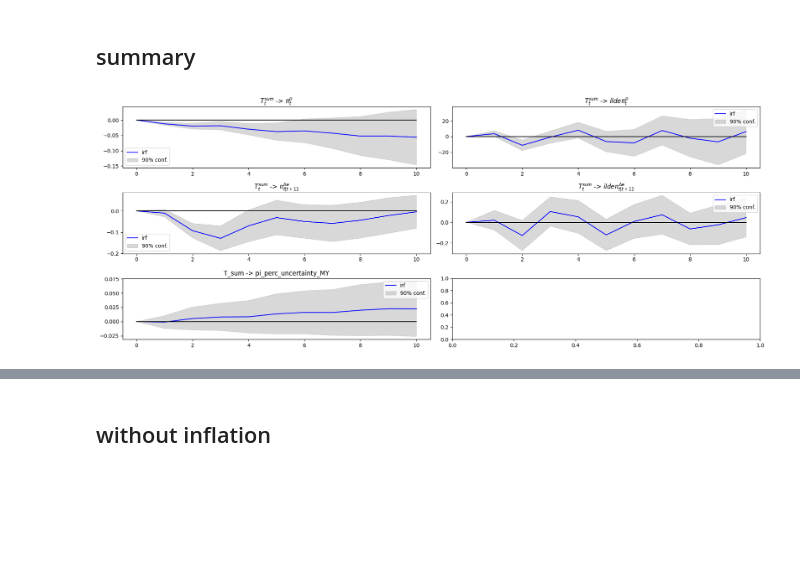
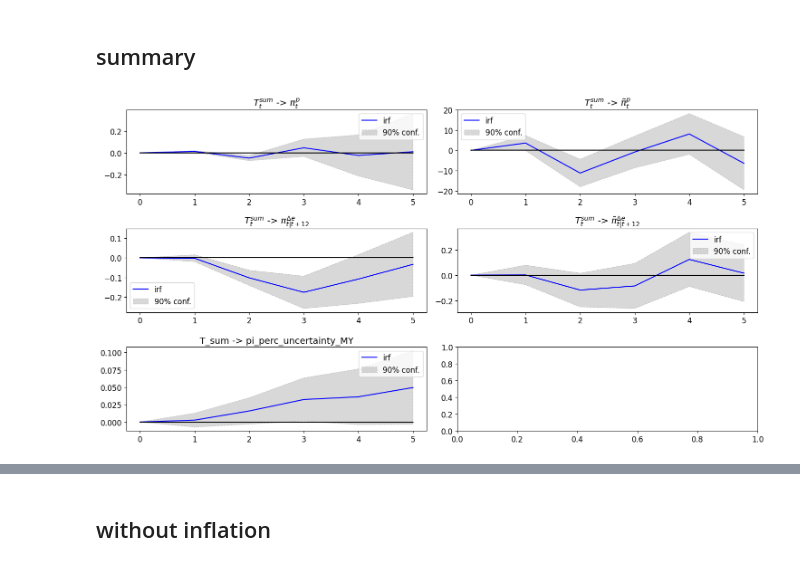
Before and after one commit to lukasgrahl/memoire2, a Jupyter notebook: notebooks/03-Analysis.ipynb, the cells around one changed output, grey strips where cells are left out. Saved outputs shown, nothing was run; the diff lists cells and outputs as text; code cells hidden in the pictures; blank space fills up the shorter version.

```diff
--- a/notebooks/03-Analysis.ipynb
+++ b/notebooks/03-Analysis.ipynb
@@ -789,7 +610,8 @@ print(jtest.rank)
 var_order = select_order(sub[cols_endog + cols_exog].diff().dropna(), maxlags=2)
 print(var_order.aic, var_order.bic)
 
-vecm1 = VECM(sub[cols_endog + cols_exog].dropna(), coint_rank=jtest.rank, k_ar_diff=var_order.aic).fit()
+vecm1 = VECM(sub[cols_endog + cols_exog].dropna(), coint_rank=jtest.rank, k_ar_diff=4).fit()
+# vecm1.summary()
 # %% [output]
 pi_perc_MY ADF p-val: 0.01874377846322591
 T_sum ADF p-val: 0.9780580831132807
@@ -838,7 +661,7 @@ print(jtest.rank)
 var_order = select_order(sub[cols_endog + cols_exog].diff().dropna(), maxlags=2)
 print(var_order.aic, var_order.bic)
 
-vecm3 = VECM(sub[cols_endog + cols_exog].dropna(), coint_rank=jtest.rank, k_ar_diff=var_order.aic).fit()
+vecm3 = VECM(sub[cols_endog + cols_exog].dropna(), coint_rank=jtest.rank, k_ar_diff=3).fit()
 # %% [output]
 delta_pe_MY ADF p-val: 0.5619457365131322
 T_sum ADF p-val: 0.9780580831132807
@@ -861,7 +684,8 @@ print(jtest.rank)
 var_order = select_order(sub[cols_endog + cols_exog].diff().dropna(), maxlags=2)
 print(var_order.aic, var_order.bic)
 
-vecm4 = VECM(sub[cols_endog + cols_exog].dropna(), coint_rank=jtest.rank, k_ar_diff=var_order.aic).fit()
+vecm4 = VECM(sub[cols_endog + cols_exog].dropna(), coint_rank=jtest.rank, k_ar_diff=3).fit()
+# vecm4.summary()
 # %% [output]
 delta_pe_MY_error_act_MY ADF p-val: 0.020658890361074964
 T_sum ADF p-val: 0.9780580831132807
@@ -883,7 +707,7 @@ print(jtest.rank)
 var_order = select_order(sub[cols_endog + cols_exog].diff().dropna(), maxlags=3)
 print(var_order.aic, var_order.bic)
 
-vecm5 = VECM(sub[cols_endog + cols_exog].dropna(), coint_rank=jtest.rank, k_ar_diff=var_order.aic).fit()
+vecm5 = VECM(sub[cols_endog + cols_exog].dropna(), coint_rank=jtest.rank, k_ar_diff=3).fit()
 # %% [output]
 pi_perc_uncertainty_MY ADF p-val: 0.0009126750943224087
 T_sum ADF p-val: 0.9780580831132807
@@ -896,15 +720,18 @@ pi_de_estimate_Y ADF p-val: 0.6149615557812012
 # %%
 lst_vecms = [vecm1, vecm2, vecm3, vecm4, vecm5]
 fig = get_multiple_vecm_irfs(lst_vecms,
                              dict_titles={'pi_de_surprise_Y': "$\pi^{surp}_t$",
                                           "T_sum": "$T^{sum}_t$",
-                                          "delta_pe_MY_error_act_MY": '$\tilde{\pi}^{\Delta e}_{t|t+12}$',
+                                          "delta_pe_MY_error_act_MY": '$\~{\pi}^{\Delta e}_{t|t+12}$',
                                           "pi_perc_MY": "$\pi^p_t$", "delta_pe_MY": "$\pi^{\Delta e}_{t|t+12}$",
-                                          "pi_perc_MY_error_act": "$\tilde{\pi}^p_{t}$",
-                                         });
+                                          "pi_perc_MY_error_act": "$\~{\pi}^p_{t}$",
+                                          "pi_uncertainty_MY": "$\pi^{pu}_t$",
+                                         },
+                             n_cols=2,
+                            figsize=(5,4),);
 save_fig(fig, "emp_vecm_error_news.png")
 # %% [output]
-[figure, old version]
+[figure, new version]
 # %%
 out = get_statsmodels_summary(lst_vecms, is_filt_sig=True)
 save_pd_df(out, 'tab_vecm_news_resid.csv', GRAPHS_DIR)
```
Also changed, not shown: parts of 52 cells of this notebook, 2 other files.
